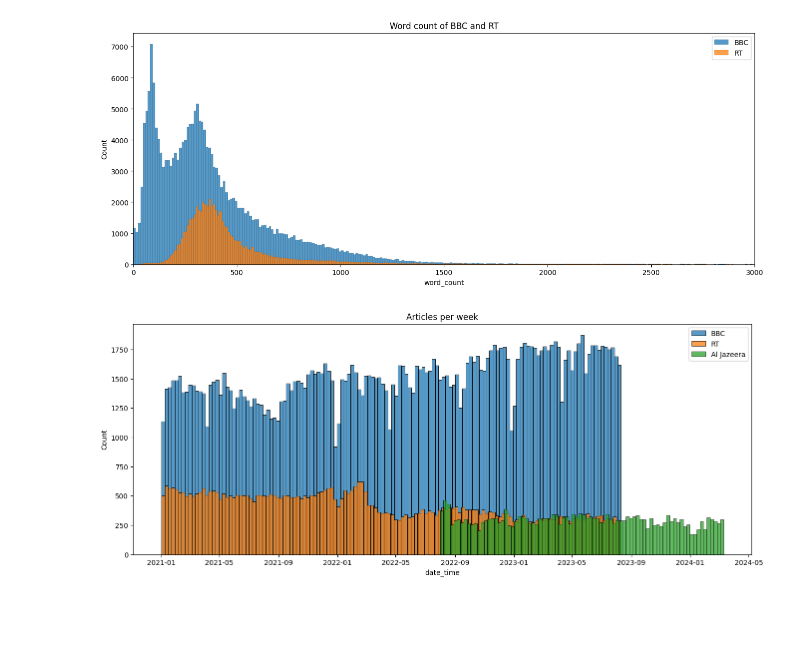
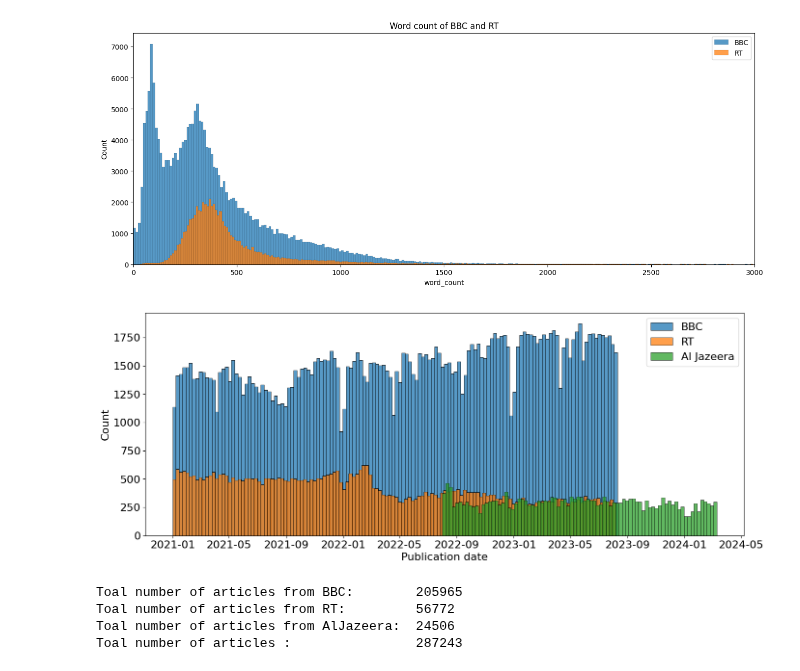
Before and after one commit to jelfes/AlJazeeraWebScraper, a Jupyter notebook: alpha_sql_data.ipynb, the cells around one changed output. Drawn from its saved outputs; the diff is of its cells as text; code cells hidden in the pictures; blank space fills up the shorter version.

Commit message:
update sql data analysis

```diff
--- a/alpha_sql_data.ipynb
+++ b/alpha_sql_data.ipynb
@@ -46,7 +47,7 @@ bbc.head()
 bbc["word_count"] = bbc.content.str.split().apply(len)
 rt["word_count"] = rt.content.str.split().apply(len)
 # %%
-aljazeera_urls_01 = pd.read_csv(Path(DATA_DIR, "mc_aljazeera_01082022_31122023.csv"))
+aljazeera_urls_01 = pd.read_csv(Path(DATA_DIR, "mc_aljazeera_01082022_31122022.csv"))
 aljazeera_urls_02 = pd.read_csv(Path(DATA_DIR, "mc_aljazeera_01012023_10032024.csv"))
 aljazeera_urls = pd.concat([aljazeera_urls_01, aljazeera_urls_02])
 
@@ -63,13 +64,26 @@ plt.show()
 # %% [output]
 [figure]
 # %%
+rcParams.update({'font.size': 16})
 fig, ax = plt.subplots(figsize=(16, 6))
 
 sns.histplot(bbc, x="date_time", label="BBC", binwidth=7)
 sns.histplot(rt, x="date_time", label="RT", binwidth=7)
 sns.histplot(aljazeera_urls, x="date_time", label="Al Jazeera", binwidth=7)
-plt.title("Articles per week")
+plt.xlabel("Publication date")
+
+# plt.title("Articles per week")
 plt.legend()
 plt.show()
 # %% [output]
-[figure, old version]
+[figure, new version]
+# %%
+print(f"Toal number of articles from BBC:\t {len(bbc)}")
+print(f"Toal number of articles from RT:\t {len(rt)}")
+print(f"Toal number of articles from AlJazeera:\t {len(aljazeera_urls)}")
+print(f"Toal number of articles :\t\t {len(bbc) + len(rt) + len(aljazeera_urls)}")
+# %% [output]
+Toal number of articles from BBC:        205965
+Toal number of articles from RT:         56772
+Toal number of articles from AlJazeera:  24506
+Toal number of articles :                287243
```
Also changed, not shown: parts of 1 cell of this notebook.
